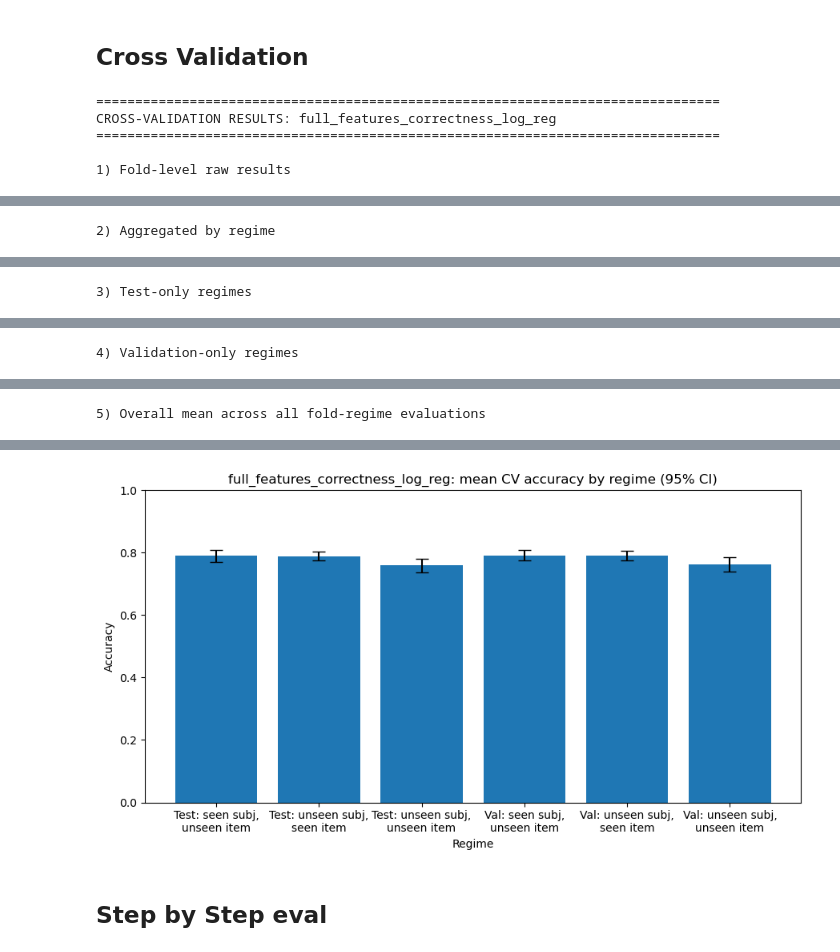
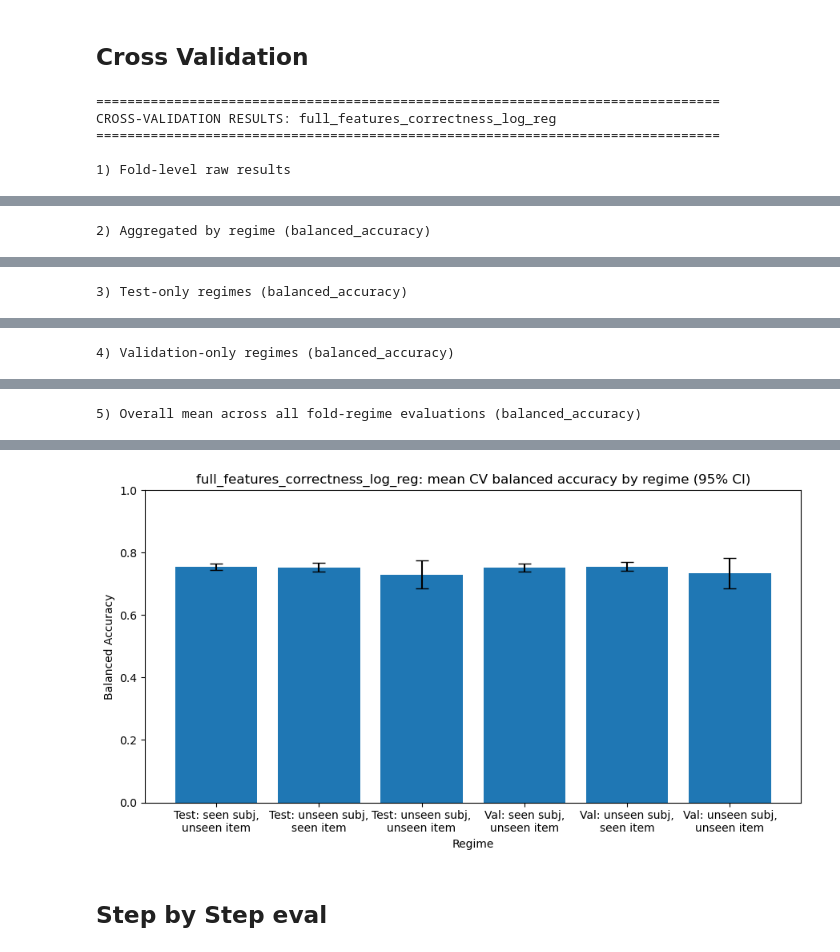
Before and after one commit to Mormorfor/QA_eyetracking, a Jupyter notebook: notebooks/answer_corr_prediction.ipynb, the cells around one changed output, grey strips where cells are left out. Cells and saved outputs as stored; diff of their text form; code cells hidden in the pictures.

Commit message:
balanced accuracy in crossval + trying to do better mixed effects

```diff
--- a/notebooks/answer_corr_prediction.ipynb
+++ b/notebooks/answer_corr_prediction.ipynb
@@ -150,14 +147,16 @@ FULL_COLS = AREA_COLS_A + AREA_COLS_B + DERIVED_COLS + LAST_VISETED_COLUMNS
 SELECTED_METRIC_COLUMNS = [
         Con.SKIP_RATE,
         #Con.AREA_DWELL_PROPORTION,
-        Con.NUM_LABEL_VISITS,
+        #Con.NUM_LABEL_VISITS,
 ]
 
 SELECTED_COLS = (
-    [f"{m}__correct" for m in SELECTED_METRIC_COLUMNS] +
-    [f"{m}__wrong_mean" for m in SELECTED_METRIC_COLUMNS] +
+    #[f"{m}__correct" for m in SELECTED_METRIC_COLUMNS] #+
+    #[f"{m}__wrong_mean" for m in SELECTED_METRIC_COLUMNS] +
     [
-    #"seq_len",
+    "seq_len",
     #"has_xyx",
-    ]
+    ] #+
+    #LAST_VISETED_COLUMNS
+    #['last_visited_answer_A']
 )
@@ -555,15 +575,16 @@ cv_out = run_cross_validation_on_predefined_folds(
     coef_ci_method="wald",
     coef_ci_cluster="row",
     feature_cols_by_model={
-        "full_features_correctness_log_reg": aic_cols
+        "full_features_correctness_log_reg": SELECTED_COLS
     },
 )
 # %%
-cv_tables = show_cv_results(cv_out)
+cv_tables = show_cv_results(cv_out, metric_col="balanced_accuracy")
 
-summary, fig, ax = plot_cv_accuracy_by_regime_pretty(
+summary, fig, ax = plot_cv_metric_by_regime_pretty(
     cv_out,
     model_name="full_features_correctness_log_reg",
+    metric_col="balanced_accuracy",
     test_only=False,
     figsize=(9, 5),
 )
@@ -594 +615 @@ CROSS-VALIDATION RESULTS: full_features_correctness_log_reg
-2) Aggregated by regime
+2) Aggregated by regime (balanced_accuracy)
@@ -602 +623 @@ CROSS-VALIDATION RESULTS: full_features_correctness_log_reg
-3) Test-only regimes
+3) Test-only regimes (balanced_accuracy)
@@ -607 +628 @@ CROSS-VALIDATION RESULTS: full_features_correctness_log_reg
-4) Validation-only regimes
+4) Validation-only regimes (balanced_accuracy)
@@ -612 +633 @@ CROSS-VALIDATION RESULTS: full_features_correctness_log_reg
-5) Overall mean across all fold-regime evaluations
+5) Overall mean across all fold-regime evaluations (balanced_accuracy)
@@ -622,4 +643,4 @@ CROSS-VALIDATION RESULTS: full_features_correctness_log_reg
-[figure, old version]
+[figure, new version]
 # %% [markdown]
 ## Step by Step eval
 # %%
```
Also changed, not shown: parts of 11 cells of this notebook, 11 other files.
